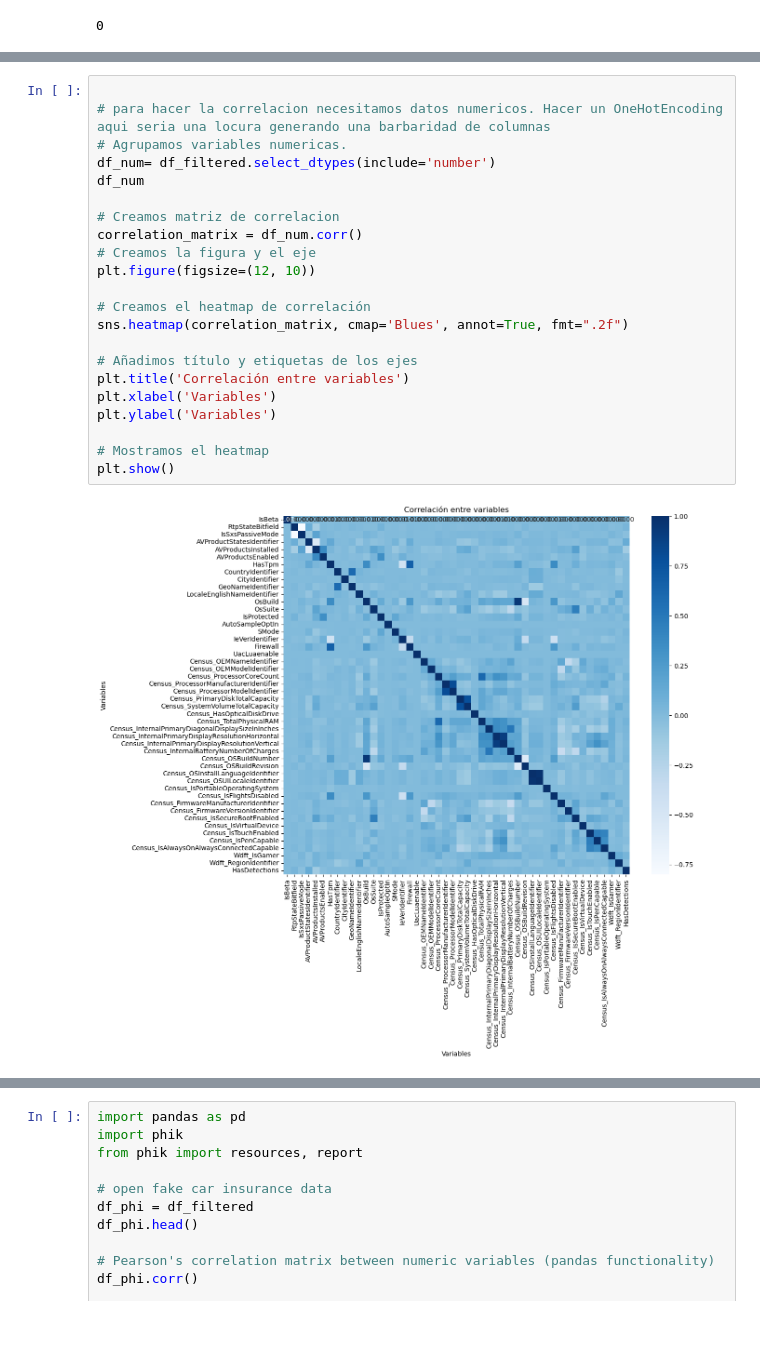
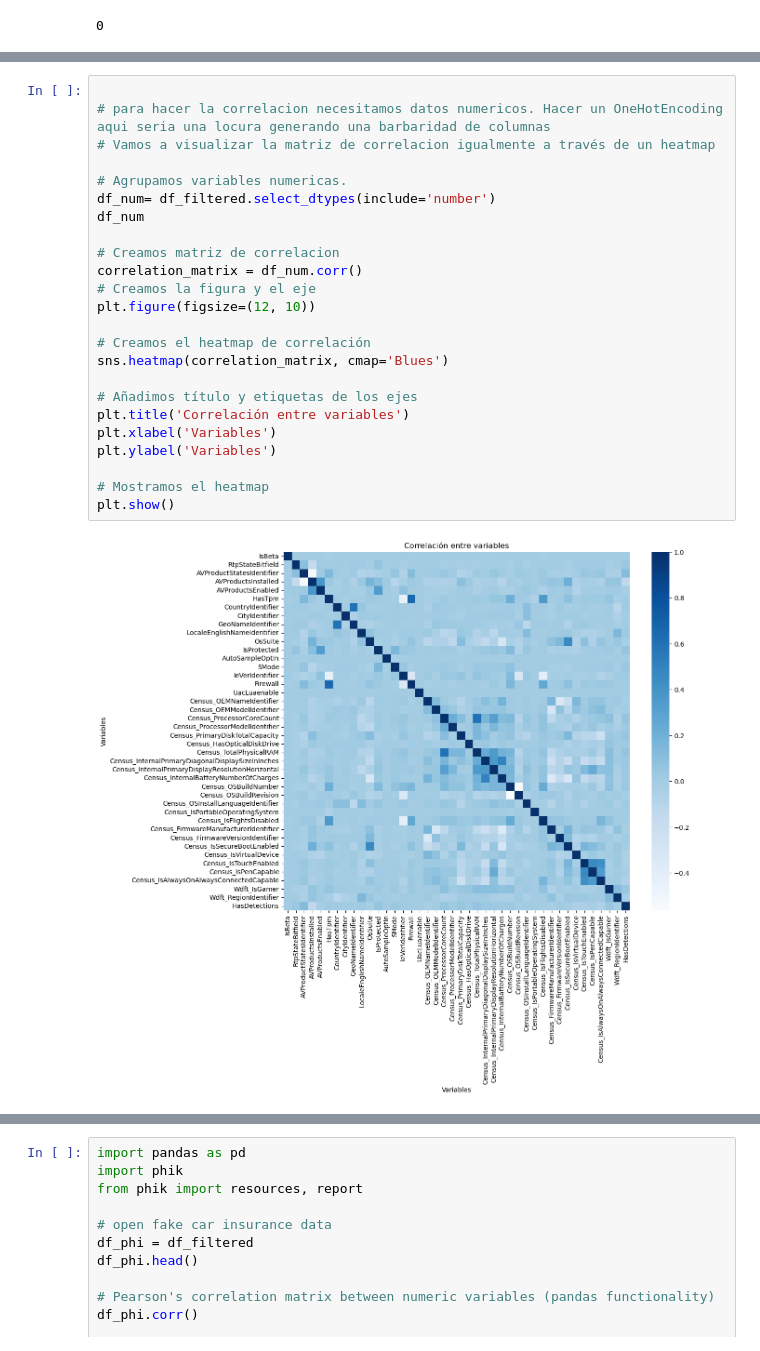
Before and after one commit to alejosilvestre/Portfolio, a Jupyter notebook: machine_learning_classification/porfolio_Machine_Learning_Malware_Prediction_classifier.ipynb, the cells around one changed output, grey strips where cells are left out. Cells and saved outputs as stored; diff of their text form.

```diff
--- a/machine_learning_classification/porfolio_Machine_Learning_Malware_Prediction_classifier.ipynb
+++ b/machine_learning_classification/porfolio_Machine_Learning_Malware_Prediction_classifier.ipynb
@@ -601,24 +680,26 @@ Me gustaría identificar outliers y datos erroneos pero con tantas columnas lo v
 # %%
 
 # para hacer la correlacion necesitamos datos numericos. Hacer un OneHotEncoding aqui seria una locura generando una barbaridad de columnas
+# Vamos a visualizar la matriz de correlacion igualmente a través de un heatmap
+
 # Agrupamos variables numericas.
 df_num= df_filtered.select_dtypes(include='number')
 df_num
 
 # Creamos matriz de correlacion
 correlation_matrix = df_num.corr()
 # Creamos la figura y el eje
 plt.figure(figsize=(12, 10))
 
 # Creamos el heatmap de correlación
-sns.heatmap(correlation_matrix, cmap='Blues', annot=True, fmt=".2f")
+sns.heatmap(correlation_matrix, cmap='Blues')
 
 # Añadimos título y etiquetas de los ejes
 plt.title('Correlación entre variables')
 plt.xlabel('Variables')
 plt.ylabel('Variables')
 
 # Mostramos el heatmap
 plt.show()
 # %% [output]
-[figure, old version]
+[figure, new version]
```
Also changed, not shown: parts of 75 cells of this notebook, 9 other files.
